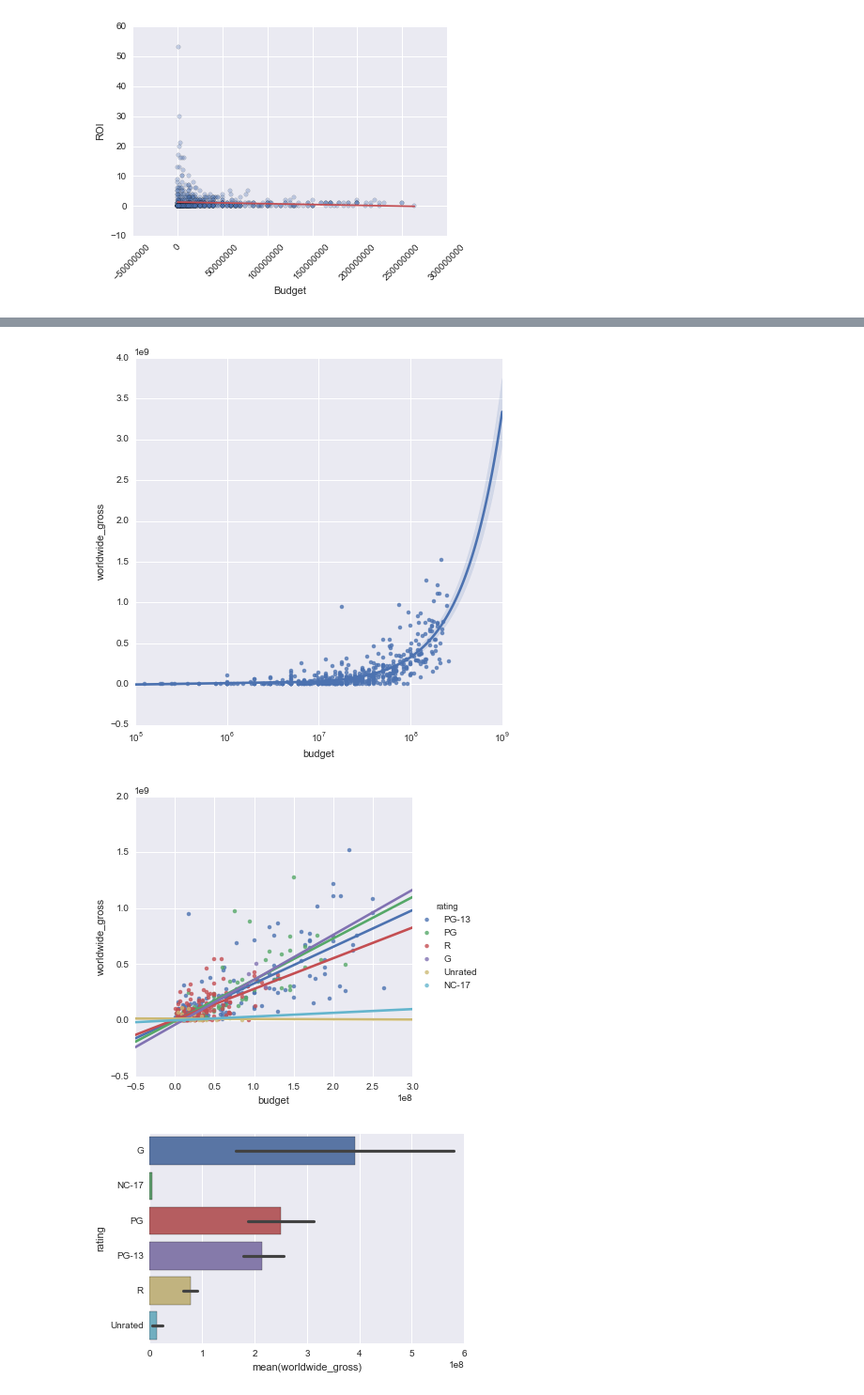
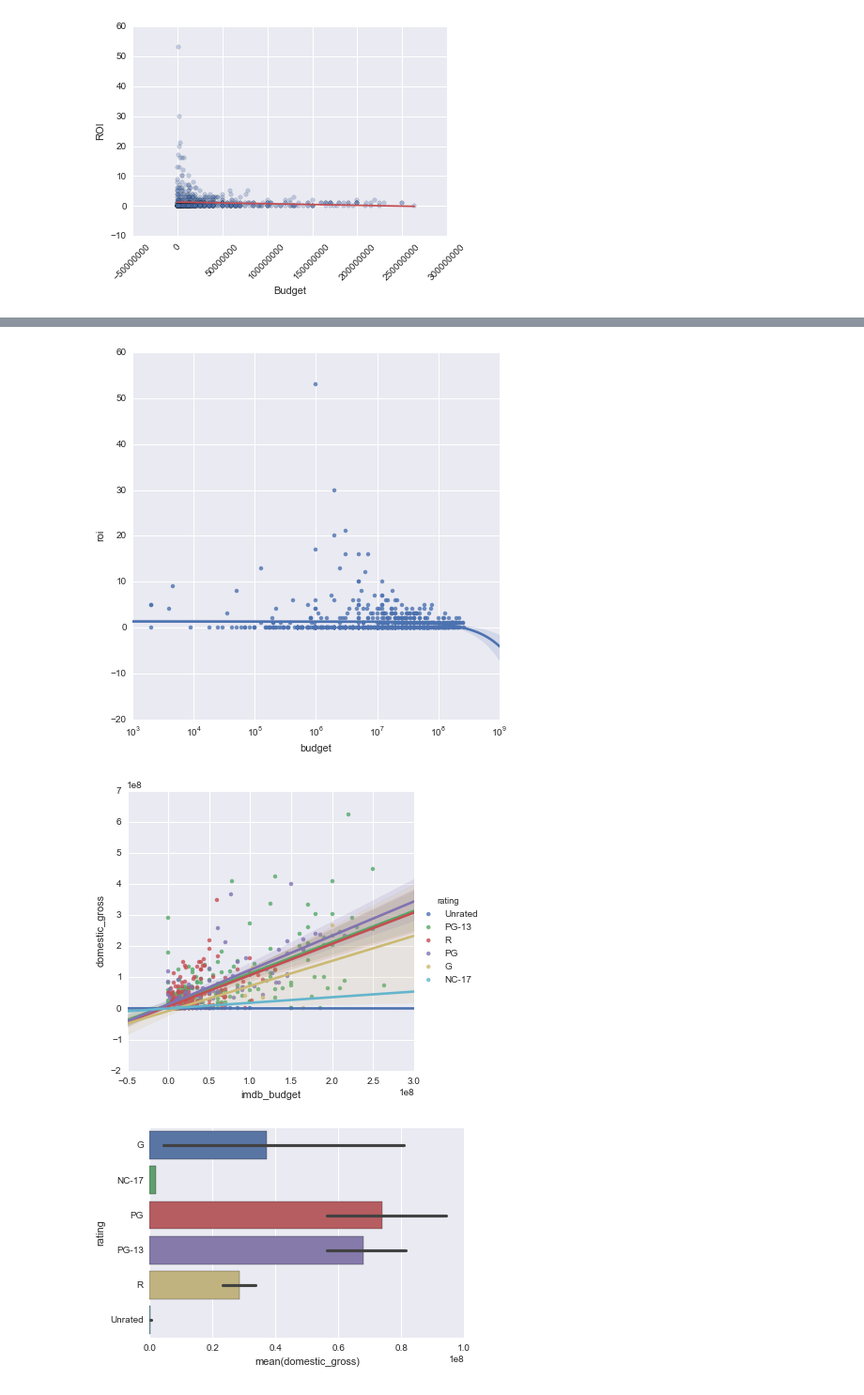
Before and after one commit to edooley7/Movie_analysis, a Jupyter notebook: Movie plots.ipynb, the cells around one changed output, grey strips where cells are left out. Shown at 94% size. Drawn from its saved outputs; the diff is of its cells as text; code cells hidden in the pictures.

```diff
--- a/Movie plots.ipynb
+++ b/Movie plots.ipynb
@@ -143,18 +109,18 @@ sns.residplot(X.budget,y)
 
 f, ax = plt.subplots(figsize=(7, 7))
 ax.set(xscale="log")
-sns.regplot(x="budget", y="worldwide_gross", data = df)
+sns.regplot(x="budget", y="roi", data = df)
 plt.show()
 # %% [output]
-[figure, old version]
+[figure, new version]
 # %%
-sns.lmplot(x="budget", y="worldwide_gross", hue="rating", ci = None, data=df);
+sns.lmplot(x="imdb_budget", y="domestic_gross", hue="rating", data=df2);
 # %% [output]
-[figure, old version]
+[figure, new version]
 # %%
-sns.barplot(x="worldwide_gross", y="rating", data=df.sort('rating'));
+sns.barplot(x="domestic_gross", y="rating", data=df2.sort('rating'));
 # %% [output]
-[figure, old version]
+[figure, new version]
 # %%
 #sns.distplot(X.imdb_budget)
 #sns.distplot(X.imdb_budget, kde=False, rug=True);
```
Also changed, not shown: parts of 12 cells of this notebook, 3 other files.
